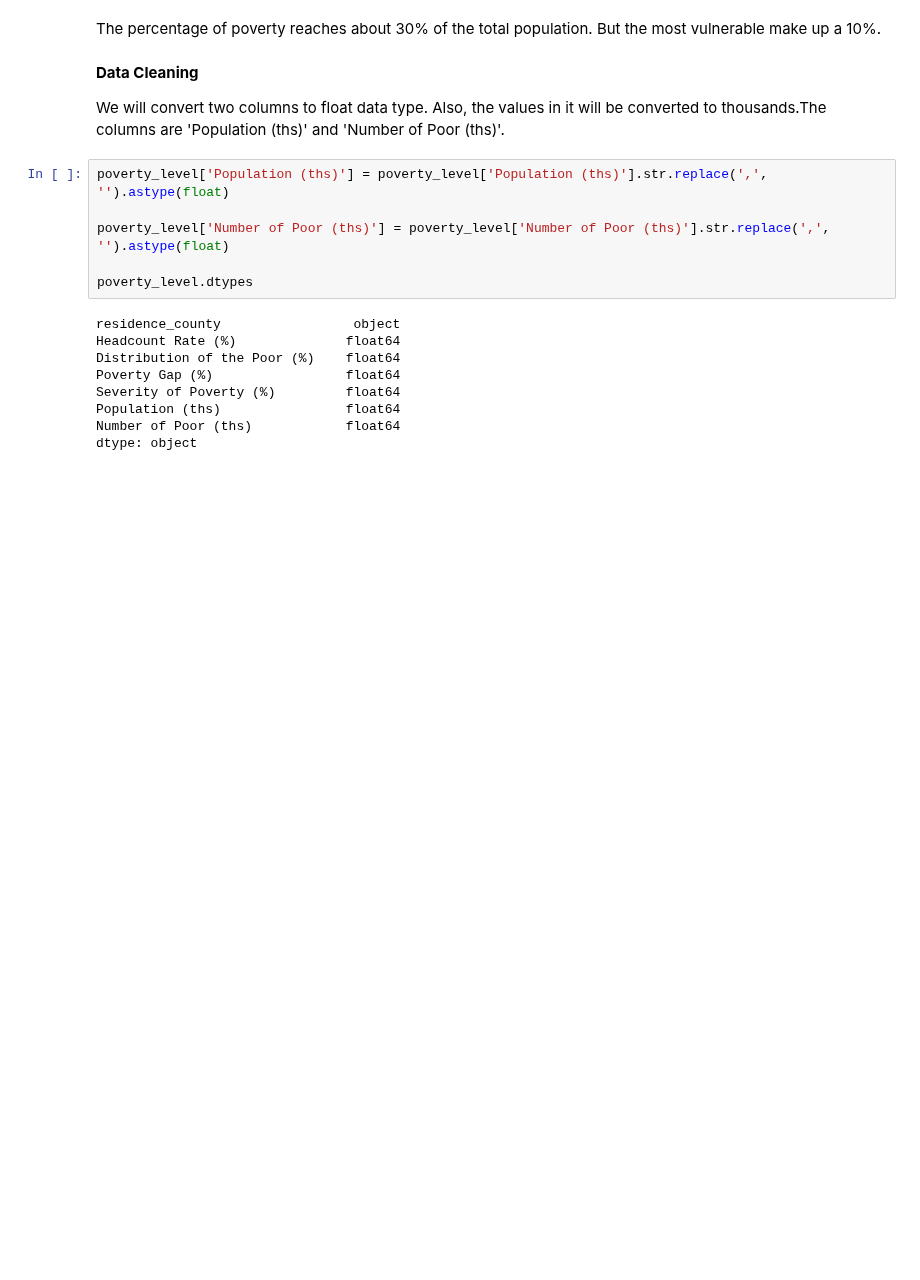
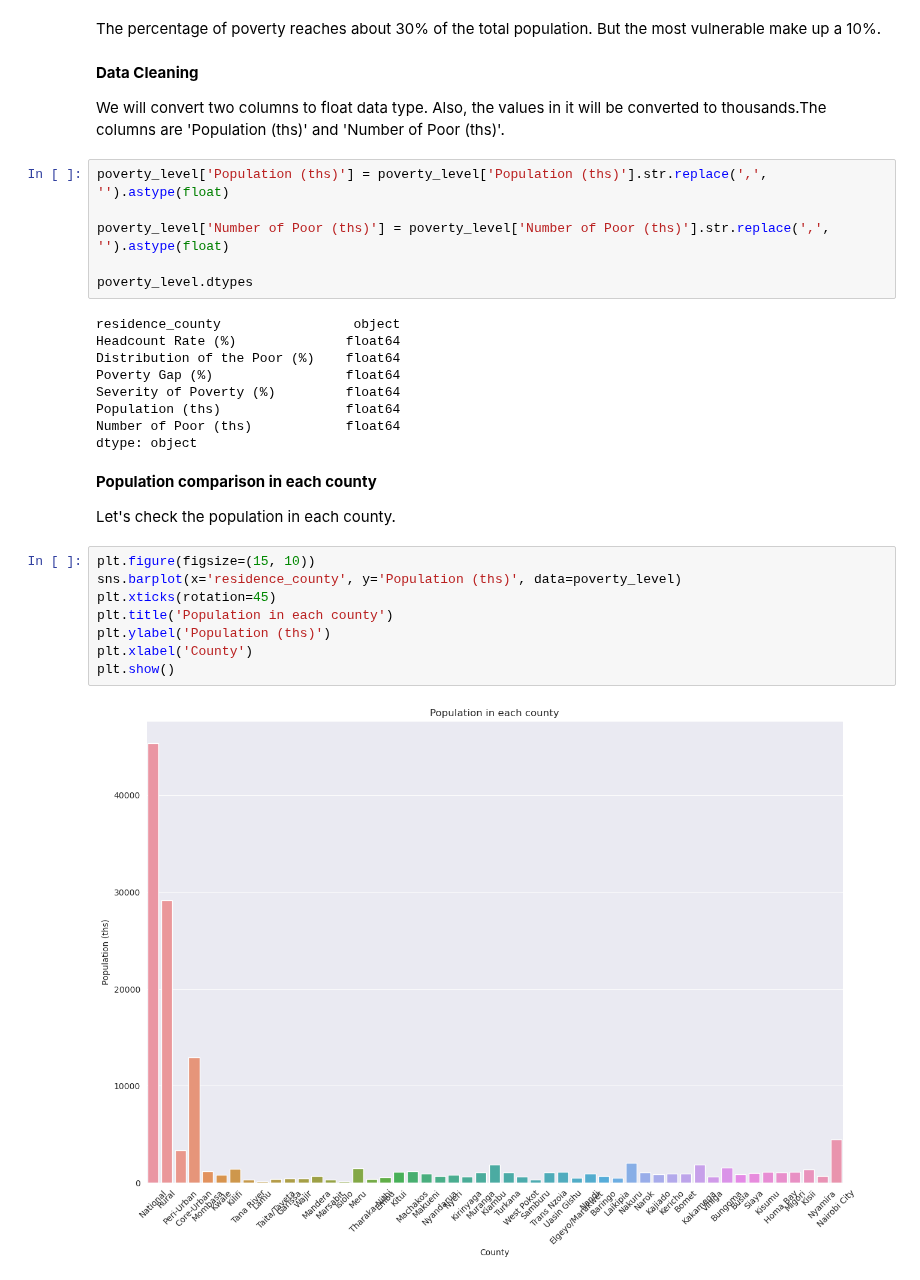
Before and after one commit to Billy272/Mastering-Data, a Jupyter notebook: Kenya_Poverty/kenya_poverty_levels.ipynb, the cells around one changed output. Drawn from its saved outputs; the diff is of its cells as text; blank space fills up the shorter version.

```diff
--- a/Kenya_Poverty/kenya_poverty_levels.ipynb
+++ b/Kenya_Poverty/kenya_poverty_levels.ipynb
@@ -109,3 +109,17 @@ Severity of Poverty (%)         float64
 Population (ths)                float64
 Number of Poor (ths)            float64
 dtype: object
+# %% [markdown]
+**Population comparison in each county**
+
+Let's check the population in each county.
+# %%
+plt.figure(figsize=(15, 10))
+sns.barplot(x='residence_county', y='Population (ths)', data=poverty_level)
+plt.xticks(rotation=45)
+plt.title('Population in each county')
+plt.ylabel('Population (ths)')
+plt.xlabel('County')
+plt.show()
+# %% [output]
+[figure, added]
```
